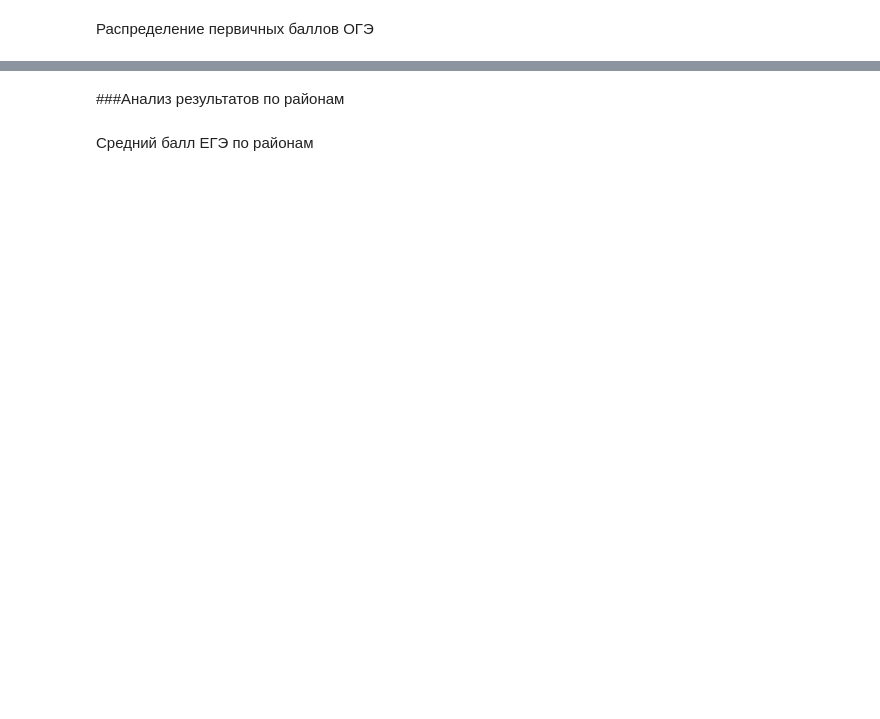
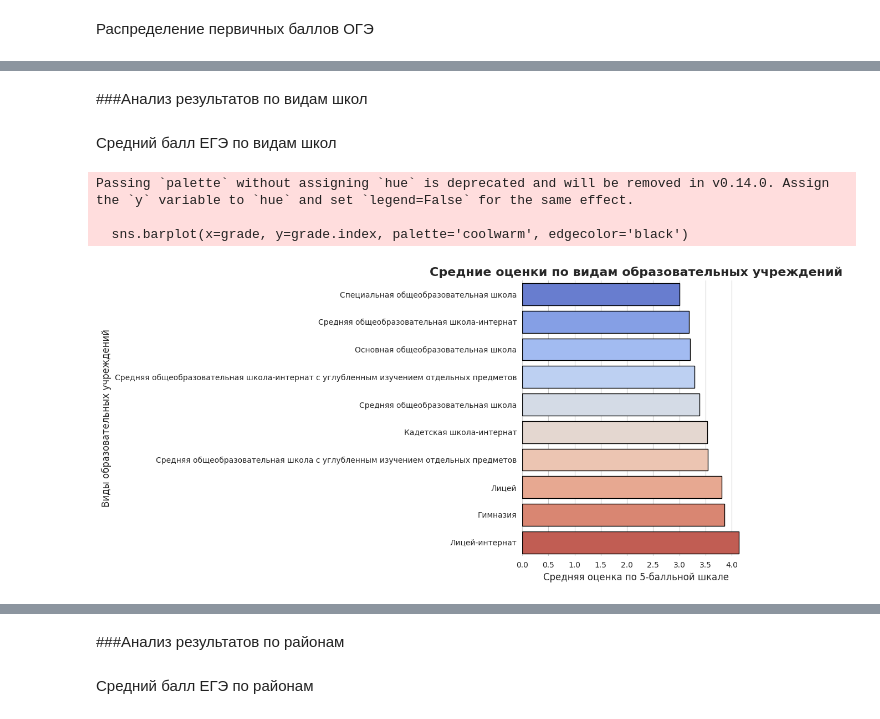
Before and after one commit to Arsen1y-dev/Summer-Practice, a Jupyter notebook: Задание_5_Анализ_результатов_экзаменов_по_информатике.ipynb, the cells around one changed output, grey strips where cells are left out. Drawn from its saved outputs; the diff is of its cells as text; code cells hidden in the pictures; blank space fills up the shorter version.

```diff
--- a/Задание_5_Анализ_результатов_экзаменов_по_информатике.ipynb
+++ b/Задание_5_Анализ_результатов_экзаменов_по_информатике.ipynb
@@ -189,0 +221,30 @@ plt.show()
+# %% [markdown]
+###Анализ результатов по видам школ
+# %% [markdown]
+Средний балл ЕГЭ по видам школ
+# %%
+sns.set_style('whitegrid')
+
+grade = oge.groupby('Вид ОО')['Оцека по 5'].mean().sort_values()
+
+plt.figure(figsize=(12, 6))
+
+sns.barplot(x=grade, y=grade.index, palette='coolwarm', edgecolor='black')
+
+plt.title('Средние оценки по видам образовательных учреждений', fontsize=16, fontweight='bold')
+plt.xlabel('Средняя оценка по 5-балльной шкале', fontsize=12)
+plt.ylabel('Виды образовательных учреждений', fontsize=12)
+
+plt.xticks(fontsize=10)
+plt.yticks(fontsize=10)
+
+# Удаление лишних рамок
+sns.despine(left=True, bottom=True)
+
+plt.tight_layout()
+plt.show()
+# %% [output]
+Passing `palette` without assigning `hue` is deprecated and will be removed in v0.14.0. Assign the `y` variable to `hue` and set `legend=False` for the same effect.
+
+  sns.barplot(x=grade, y=grade.index, palette='coolwarm', edgecolor='black')
+[figure, added]
```
Also changed, not shown: parts of 80 cells of this notebook.
